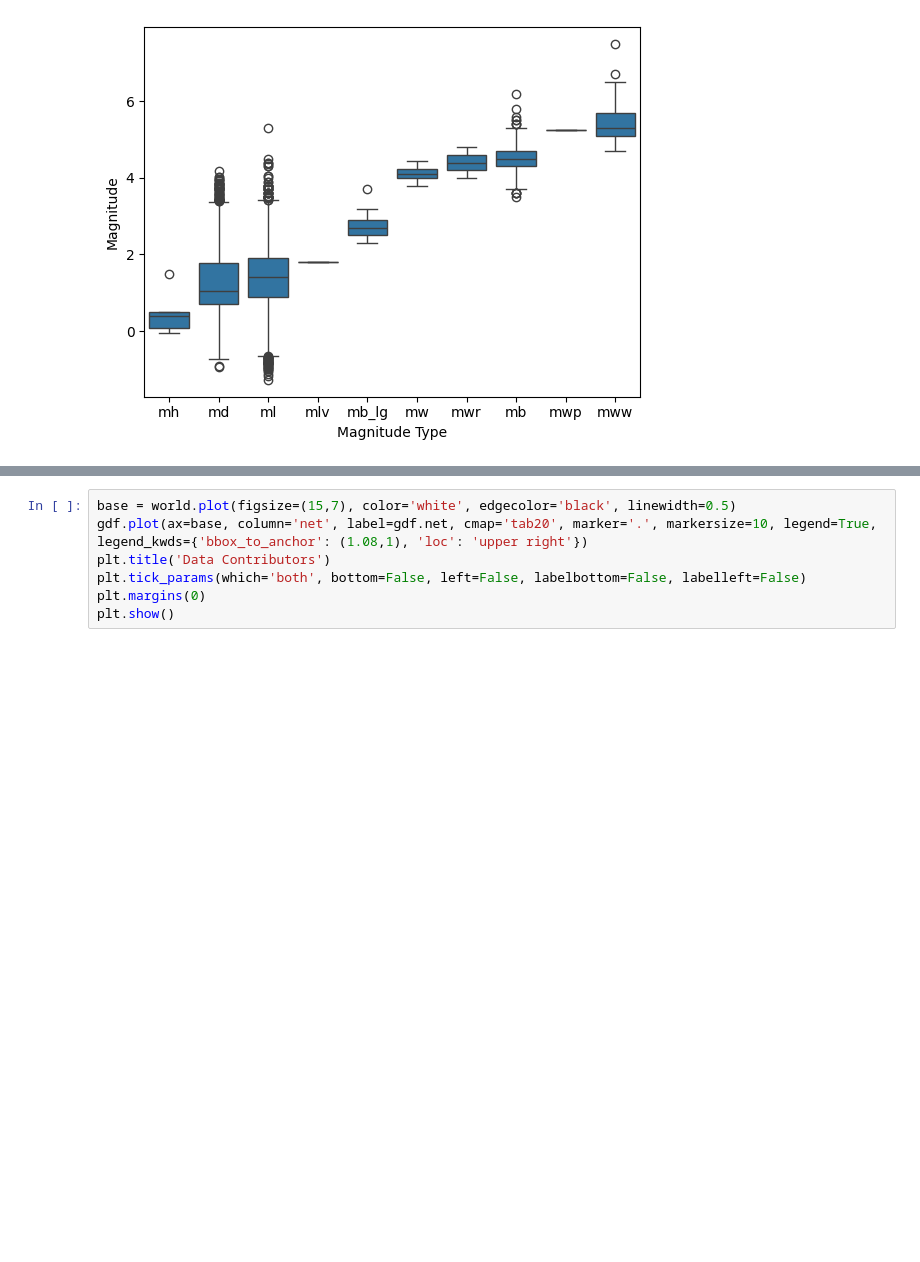
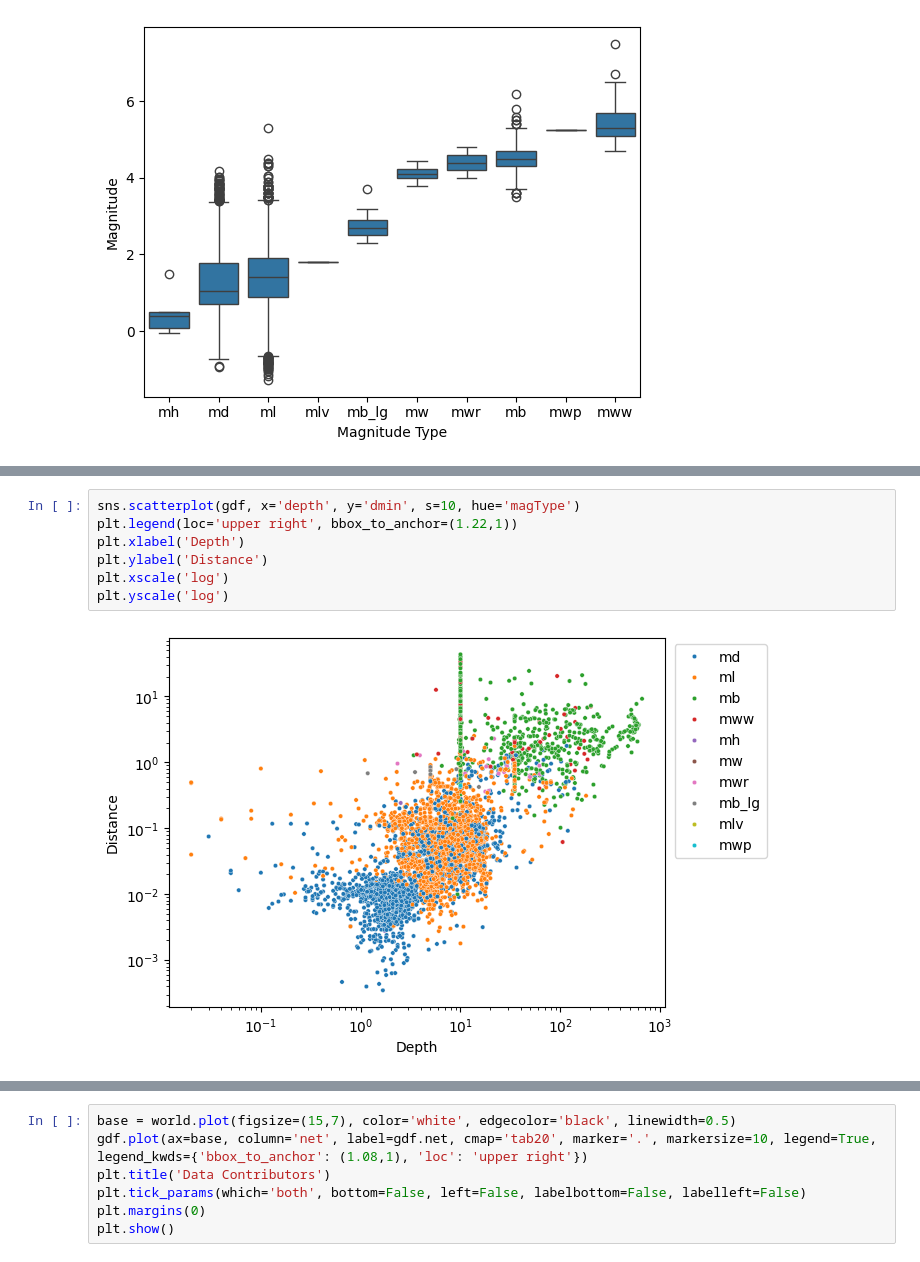
Before and after one commit to AlexanderDBell/TheDeveloperAcademy-Bootcamp, a Jupyter notebook: 5. Data Visualisation Assignment/earthquake.ipynb, the cells around one changed output, grey strips where cells are left out. Saved outputs shown, nothing was run; the diff lists cells and outputs as text; blank space fills up the shorter version.

```diff
--- a/5. Data Visualisation Assignment/earthquake.ipynb
+++ b/5. Data Visualisation Assignment/earthquake.ipynb
@@ -70,3 +76,12 @@ plt.show()
+# %%
+sns.scatterplot(gdf, x='depth', y='dmin', s=10, hue='magType')
+plt.legend(loc='upper right', bbox_to_anchor=(1.22,1))
+plt.xlabel('Depth')
+plt.ylabel('Distance')
+plt.xscale('log')
+plt.yscale('log')
+# %% [output]
+[figure, added]
 # %%
 sns.scatterplot(gdf, x='depth', y='mag', s=10, hue='magType')
 plt.legend(loc='upper right', bbox_to_anchor=(1.22,1))
```
Also changed, not shown: parts of 3 cells of this notebook.
